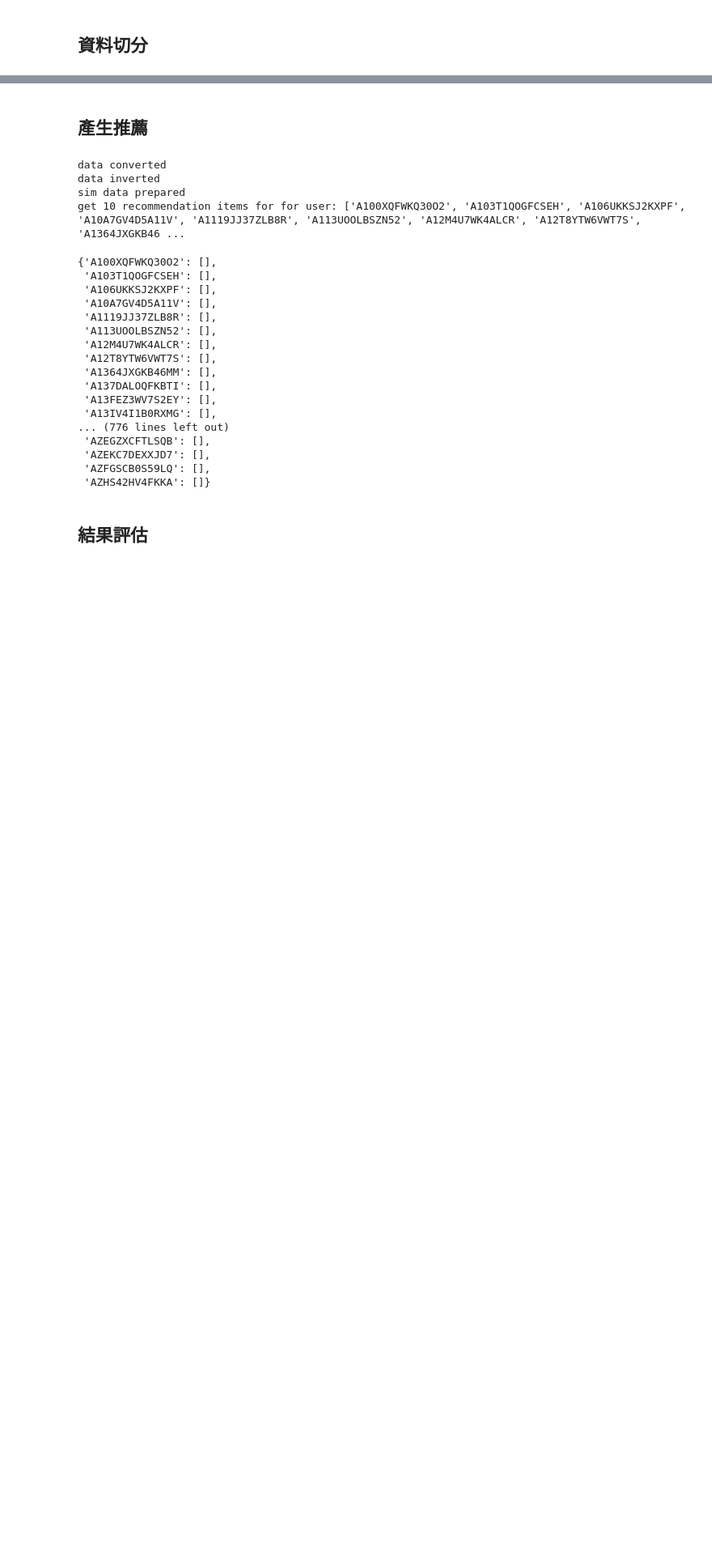
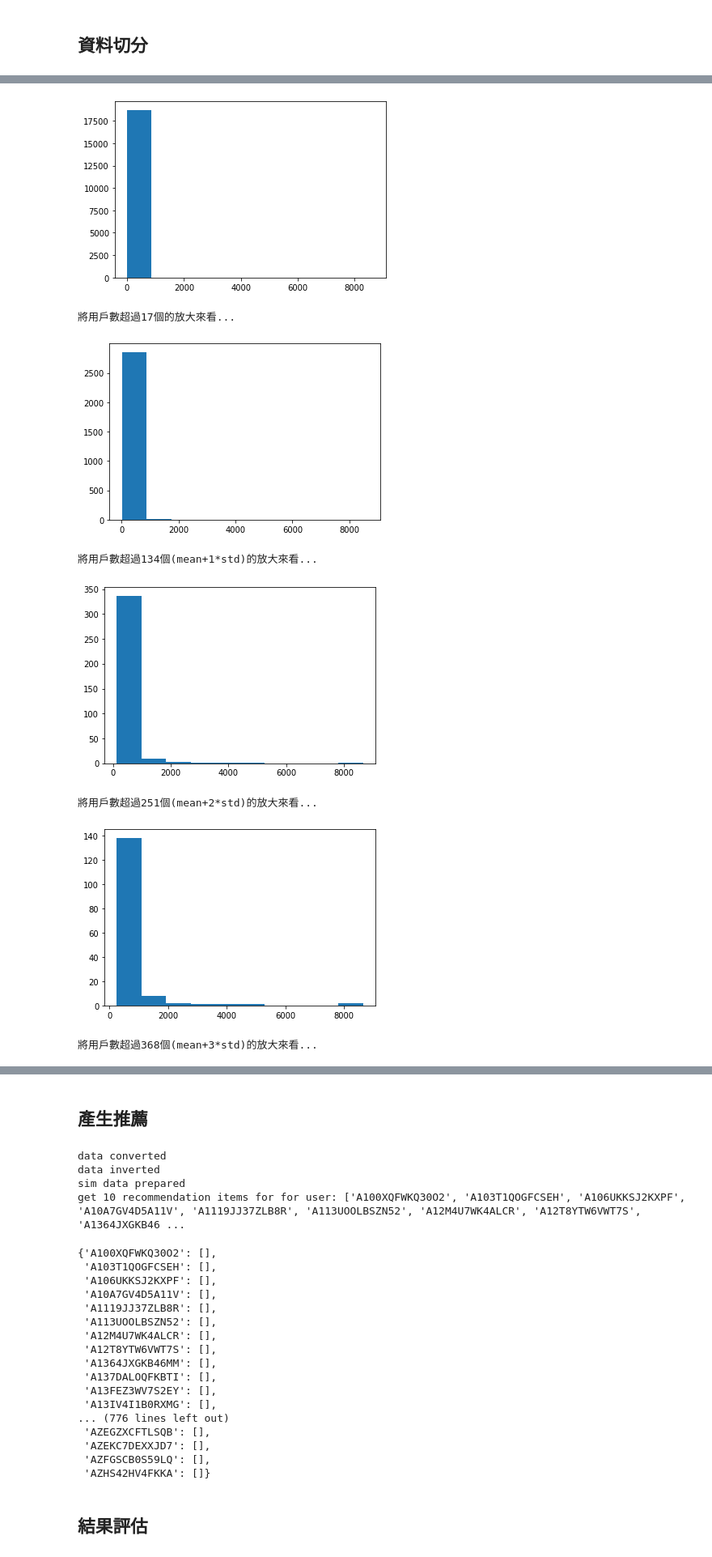
Before and after one commit to yeha98555/data-course-sample, a Jupyter notebook: S5/A6_cf-item-based.ipynb, the cells around one changed output, grey strips where cells are left out. Shown at 81% size. Cells and saved outputs as stored; diff of their text form; code cells hidden in the pictures; blank space fills up the shorter version.

Commit message:
update A6 item-based data preprocessing and EDA

```diff
--- a/S5/A6_cf-item-based.ipynb
+++ b/S5/A6_cf-item-based.ipynb
@@ -63,0 +162,5 @@ users = list(ratings_testings_by_user.keys())
+# %%
+print('原本評分總筆數: {0}'.format(len(ratings_trainings_tmp)))
+print('剔除評分商品為在商品資料集中的評分...')
+ratings_trainings_tmp = ratings_trainings_tmp[ratings_trainings_tmp['asin'].isin(item_in_medadata)]
+print('剔除後評分總筆數: {0}'.format(len(ratings_trainings_tmp)))
@@ -63,0 +187,6 @@ users = list(ratings_testings_by_user.keys())
+# %%
+# 如果只有一筆就直接填該筆評分，如果有多筆，overall_mean填入評分平均值、overall_lastest填入最近的評分值。
+ratings_trainings_unique = ratings_trainings_tmp.groupby(['reviewerID', 'asin']) \
+                    .agg(overall=('overall', np.mean)) \
+                    .reset_index()
+ratings_trainings_unique.head()
@@ -63,0 +202,6 @@ users = list(ratings_testings_by_user.keys())
+# %%
+ratings_trainings_item = ratings_trainings_unique.groupby('asin') \
+       .agg({'reviewerID':'size', 'overall':'mean'}) \
+       .rename(columns={'reviewerID':'rating_count','overall':'mean_score'}) \
+       .reset_index().sort_values('rating_count', ascending=False)
+ratings_trainings_item.head()
@@ -63,0 +234,7 @@ users = list(ratings_testings_by_user.keys())
+# %%
+print('有被評分的商品總數: {0}'.format(ratings_trainings_unique['asin'].nunique()))
+print('剔除只有被一個用戶評分的商品...')
+ratings_trainings_item = ratings_trainings_item[ratings_trainings_item['rating_count'] > 1]
+print('提除後的商品總數: {0} ({1}%)'.format(
+    len(ratings_trainings_item),
+    round(len(ratings_trainings_item) / ratings_trainings_unique['asin'].nunique() *100)))
@@ -63,0 +274,24 @@ users = list(ratings_testings_by_user.keys())
+# %%
+plt.hist(ratings_trainings_item['rating_count'])
+plt.show()
+print('將用戶數超過17個的放大來看...')
+plt.hist(ratings_trainings_item[ratings_trainings_item['rating_count'] > 17]['rating_count'])
+plt.show()
+print('將用戶數超過134個(mean+1*std)的放大來看...') # 1*std
+plt.hist(ratings_trainings_item[ratings_trainings_item['rating_count'] > 134]['rating_count'])
+plt.show()
+print('將用戶數超過251個(mean+2*std)的放大來看...') # 2*std
+plt.hist(ratings_trainings_item[ratings_trainings_item['rating_count'] > 251]['rating_count'])
+plt.show()
+print('將用戶數超過368個(mean+3*std)的放大來看...') # 2*std
+plt.hist(ratings_trainings_item[ratings_trainings_item['rating_count'] > 368]['rating_count'])
+plt.show()
+# %% [output]
+[figure, added]
+將用戶數超過17個的放大來看...
+[figure, added]
+將用戶數超過134個(mean+1*std)的放大來看...
+[figure, added]
+將用戶數超過251個(mean+2*std)的放大來看...
+[figure, added]
+將用戶數超過368個(mean+3*std)的放大來看...
```
Also changed, not shown: parts of 44 cells of this notebook.
